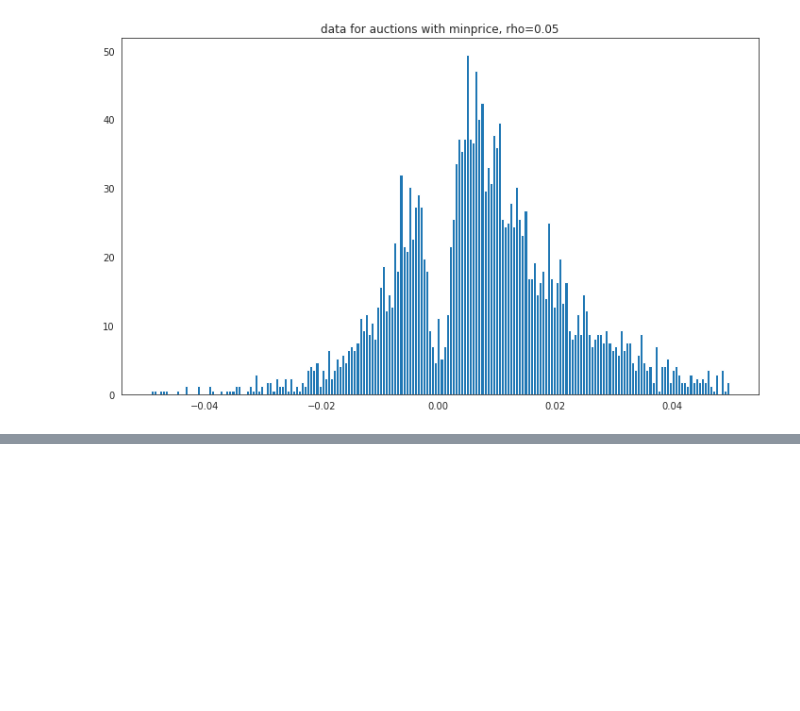
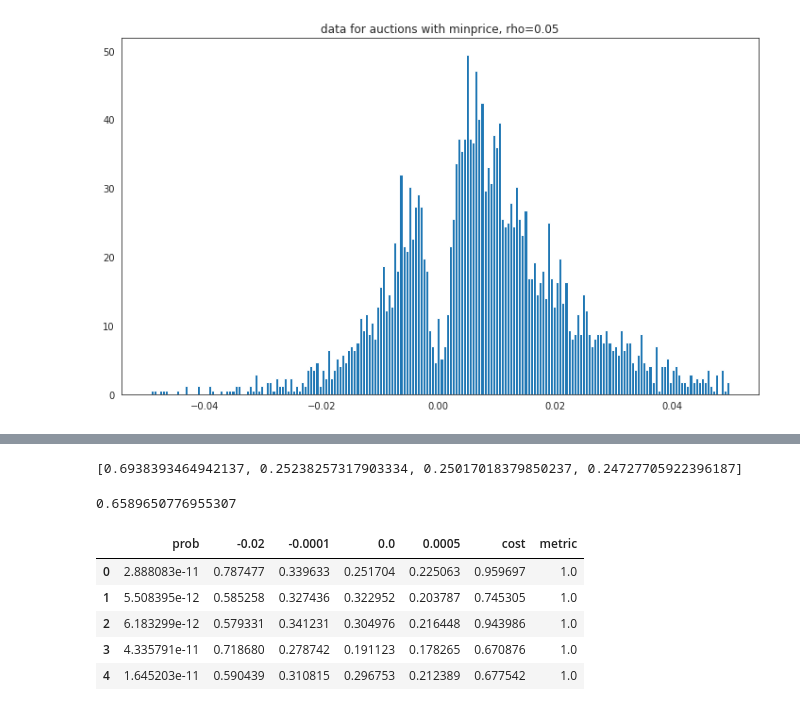
Before and after one commit to sylvaingchassang/missing_bids, a Jupyter notebook: example_tsuchiura.ipynb, the cells around one changed output, grey strips where cells are left out. Saved outputs shown, nothing was run; the diff lists cells and outputs as text; code cells hidden in the pictures; blank space fills up the shorter version.

```diff
--- a/example_tsuchiura.ipynb
+++ b/example_tsuchiura.ipynb
@@ -31,0 +44,32 @@ tsuchiura_data.demand_function(-.0015, .0015).plot(figsize = (10,6))
+# %%
+deviations = [-.02, -.0001, .0, .0005]
+demands = [tsuchiura_data.get_counterfactual_demand(rho) for rho in deviations]
+print(demands)
+# %% [output]
+[0.6938393464942137, 0.25238257317903334, 0.25017018379850237, 0.24727705922396187]
+# %%
+constraints = [analytics.MarkupConstraint(max_markup=.5),
+               analytics.InformationConstraint(k=.5, sample_demands=demands)]
+# %%
+min_collusion_solver = analytics.MinCollusionSolver(
+    data=tsuchiura_data,
+    deviations=deviations,
+    tolerance=2 * 1./tsuchiura_data.df_bids.shape[0],
+    metric=analytics.IsNonCompetitive,
+    plausibility_constraints=constraints,
+    num_points=1e6,
+    seed=5
+)
+# %%
+min_collusion_solver.solution
+# %% [output]
+0.6589650776955307
+# %%
+min_collusion_solver.argmin.head()
+# %% [output]
+|  | prob | -0.02 | -0.0001 | 0.0 | 0.0005 | cost | metric |
+| 0 | 2.888083e-11 | 0.787477 | 0.339633 | 0.251704 | 0.225063 | 0.959697 | 1.0 |
+| 1 | 5.508395e-12 | 0.585258 | 0.327436 | 0.322952 | 0.203787 | 0.745305 | 1.0 |
+| 2 | 6.183299e-12 | 0.579331 | 0.341231 | 0.304976 | 0.216448 | 0.943986 | 1.0 |
+| 3 | 4.335791e-11 | 0.718680 | 0.278742 | 0.191123 | 0.178265 | 0.670876 | 1.0 |
+| 4 | 1.645203e-11 | 0.590439 | 0.310815 | 0.296753 | 0.212389 | 0.677542 | 1.0 |
```
Also changed, not shown: parts of 5 cells of this notebook.
